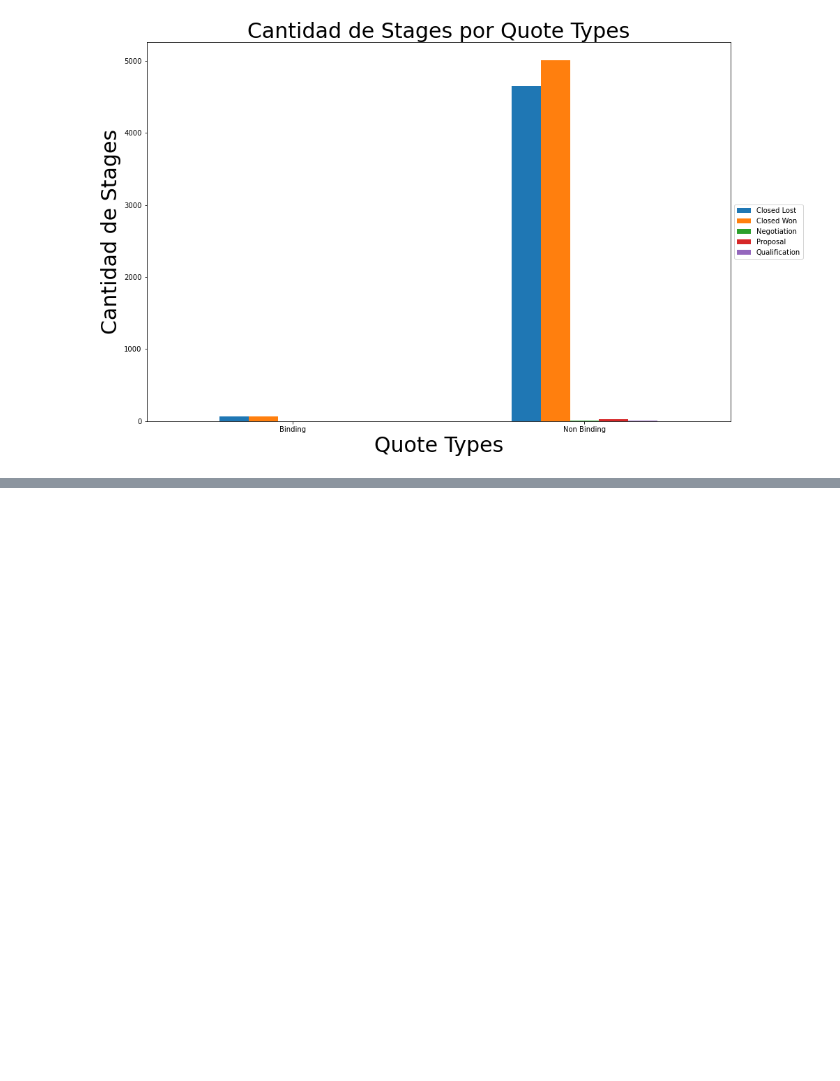
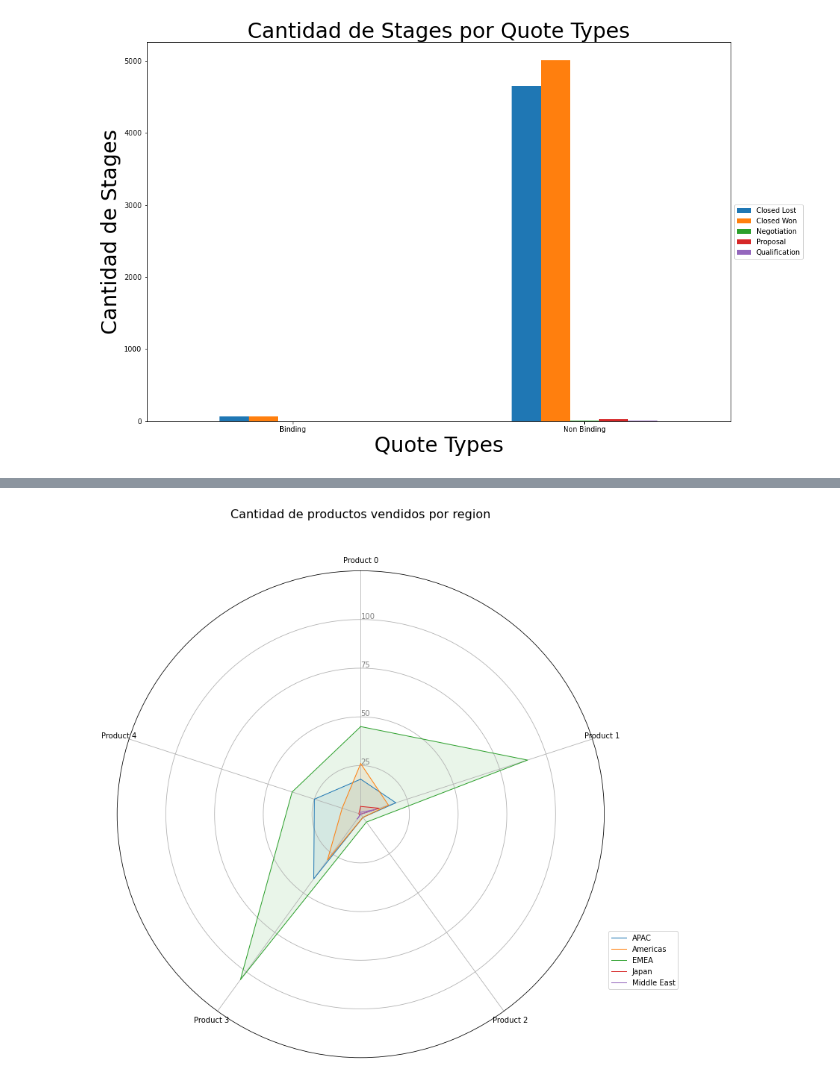
Before and after one commit to joaquinparodi/TP-DATOS, a Jupyter notebook: Analisis/Analisis Nicolas.ipynb, the cells around one changed output, grey strips where cells are left out. Drawn from its saved outputs; the diff is of its cells as text; code cells hidden in the pictures; blank space fills up the shorter version.

Commit message:
Relacion Product Type con Stage por region
Analisis completo

```diff
--- a/Analisis/Analisis Nicolas.ipynb
+++ b/Analisis/Analisis Nicolas.ipynb
@@ -432,0 +435,3 @@ plt.show()
+# %%
+df_type = df[["Product_Type", "Stage", "Region"]]
+df_type.describe()
@@ -432,0 +444,3 @@ plt.show()
+# %%
+df_filtered = df_type[(df_type["Product_Type"] != "None") & (df_type["Product_Type"] != "Other")]
+df_filtered.describe()
@@ -432,0 +453,7 @@ plt.show()
+# %%
+df_grouped = df_filtered.groupby(["Region", "Product_Type"]).agg({"Stage" : "count"})
+df_grouped = df_grouped.unstack().fillna(0)
+df_grouped.columns = df_grouped.columns.get_level_values(1)
+df_grouped.columns.name = ""
+df_grouped = df_grouped.reset_index()
+df_grouped
@@ -432,0 +467,73 @@ plt.show()
+# %%
+plt.figure(figsize=(15,12))
+# ------- PART 1: Create background
+
+# number of variable
+categories = [x.replace("_Type_", " ") for x in (list(df_grouped)[1:])]
+N = len(categories)
+
+# What will be the angle of each axis in the plot? (we divide the plot / number of variable)
+angles = [n / float(N) * 2 * np.pi for n in range(N)]
+angles += angles[:1]
+
+# Initialise the spider plot
+ax = plt.subplot(111, polar=True)
+my_dpi=96
+#plt.figure(figsize=(1000/my_dpi, 1000/my_dpi), dpi=my_dpi)
+
+# If you want the first axis to be on top:
+ax.set_theta_offset(np.pi / 2)
+ax.set_theta_direction(-1)
+
+# Draw one axe per variable + add labels labels yet
+plt.xticks(angles[:-1], categories)
+
+# Draw ylabels
+ax.set_rlabel_position(0)
+plt.yticks([25, 50, 75, 100], ["25","50","75", "100"], color="grey", size=10)
+plt.ylim(0,125)
+
+# ------- PART 2: Add plots
+
+# Plot each individual = each line of the data
+# I don't do a loop, because plotting more than 3 groups makes the chart unreadable
+
+# Ind1
+values=df_grouped.loc[0].drop('Region').values.flatten().tolist()
+values += values[:1]
+ax.plot(angles, values, linewidth=1, linestyle='solid', label="APAC",)
+ax.fill(angles, values, 'tab:blue', alpha=0.1)
+
+# Ind2
+values=df_grouped.loc[1].drop('Region').values.flatten().tolist()
+values += values[:1]
+ax.plot(angles, values, linewidth=1, linestyle='solid', label="Americas")
+ax.fill(angles, values, 'tab:orange', alpha=0.1)
+
+# Ind3
+values=df_grouped.loc[2].drop('Region').values.flatten().tolist()
+values += values[:1]
+ax.plot(angles, values, linewidth=1, linestyle='solid', label="EMEA")
+ax.fill(angles, values, 'tab:green', alpha=0.1)
+
+# Ind4
+values=df_grouped.loc[3].drop('Region').values.flatten().tolist()
+values += values[:1]
+ax.plot(angles, values, linewidth=1, linestyle='solid', label="Japan")
+ax.fill(angles, values, 'tab:red', alpha=0.1)
+
+# Ind5
+values=df_grouped.loc[4].drop('Region').values.flatten().tolist()
+values += values[:1]
+ax.plot(angles, values, linewidth=1, linestyle='solid', label="Middle East")
+ax.fill(angles, values, 'tab:purple', alpha=0.1)
+
+# Add legend
+ax.legend(loc='center left', bbox_to_anchor=(1, 0.2))
+
+#Add title
+plt.title("Cantidad de productos vendidos por region", size=16, y=1.1)
+
+#Change size
+plt.figure(figsize = (35,35))
+# %% [output]
@@ -432,0 +541 @@ plt.show()
+[figure, added]
```
Also changed, not shown: parts of 11 cells of this notebook.
